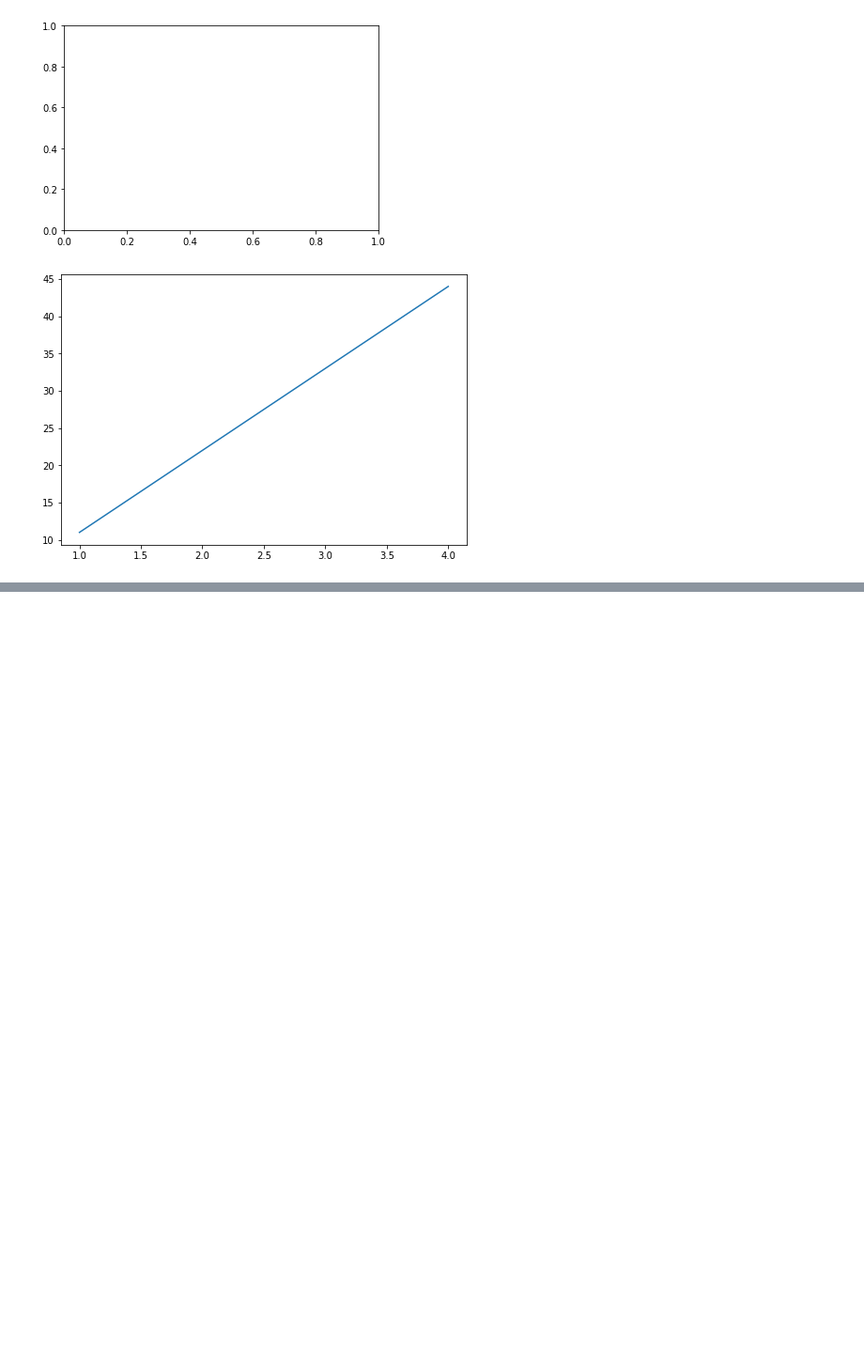
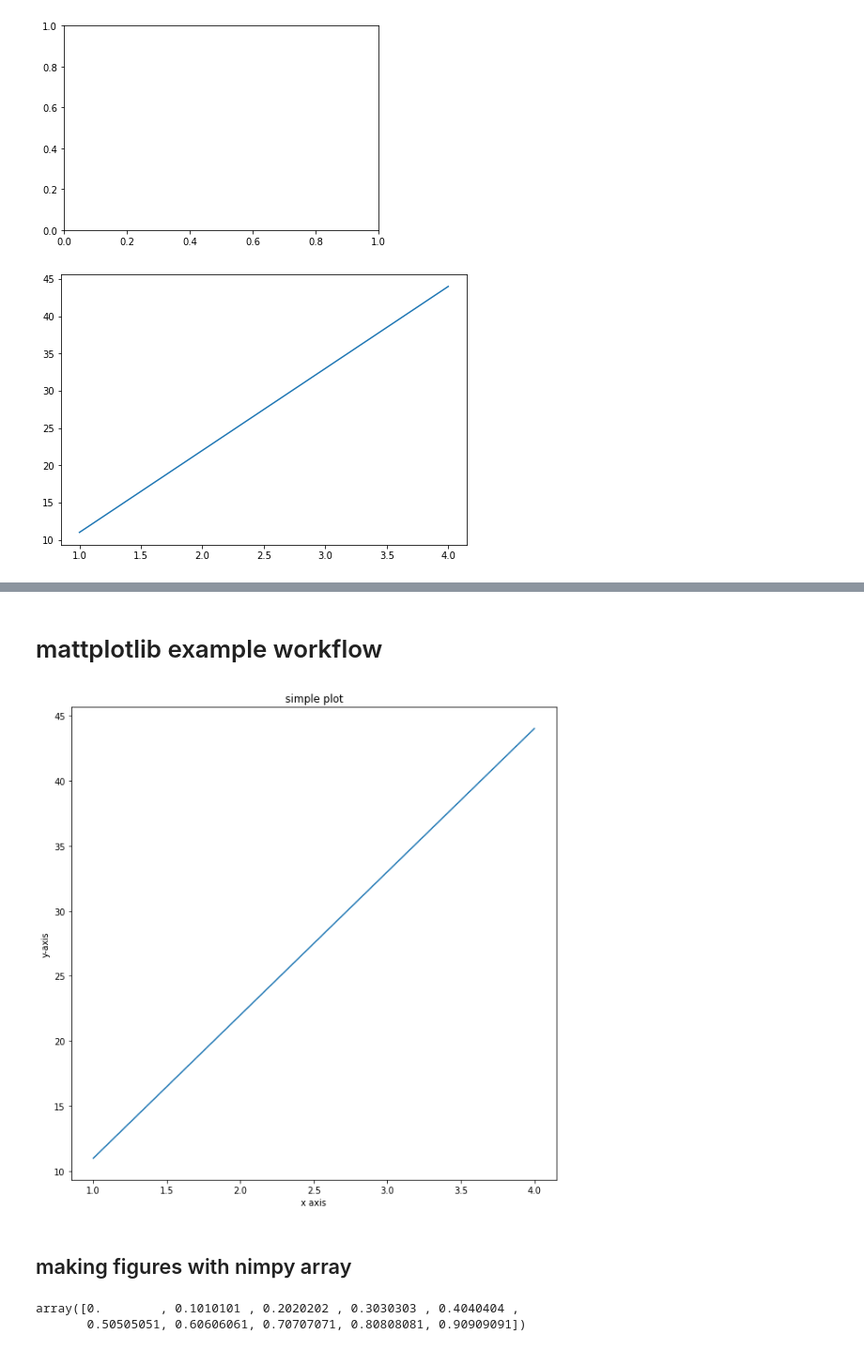
Before and after one commit to caxefaizan/S3_bucket_manipulation, a Jupyter notebook: intro to matplotlib.ipynb, the cells around one changed output, grey strips where cells are left out. Shown: that part at 94% size. Cells and saved outputs as stored; diff of their text form; code cells hidden in the pictures; blank space fills up the shorter version.

```diff
--- a/intro to matplotlib.ipynb
+++ b/intro to matplotlib.ipynb
@@ -45,0 +50,21 @@ ax.plot(x,y);
+# %% [markdown]
+# mattplotlib example workflow
+# %%
+%matplotlib inline
+import matplotlib.pyplot as plt
+x=[1,2,3,4]
+y=[11,22,33,44]
+
+#setup plot
+fig,ax = plt.subplots(figsize=(10,10)) #figsize = width height
+#plot data
+ax.plot(x,y)
+#customize plot
+ax.set(title='simple plot',xlabel = 'x axis',ylabel='y-axis')
+
+#save and show
+fig.savefig("sample-plot.png")
+# %% [output]
+[figure, added]
+# %% [markdown]
+## making figures with nimpy array
@@ -45,0 +73,6 @@ ax.plot(x,y);
+# %%
+x=np.linspace(0,10,100)
+x[:10]
+# %% [output]
+array([0.        , 0.1010101 , 0.2020202 , 0.3030303 , 0.4040404 ,
+       0.50505051, 0.60606061, 0.70707071, 0.80808081, 0.90909091])
```
Also changed, not shown: parts of 4 cells of this notebook, 2 other files.
